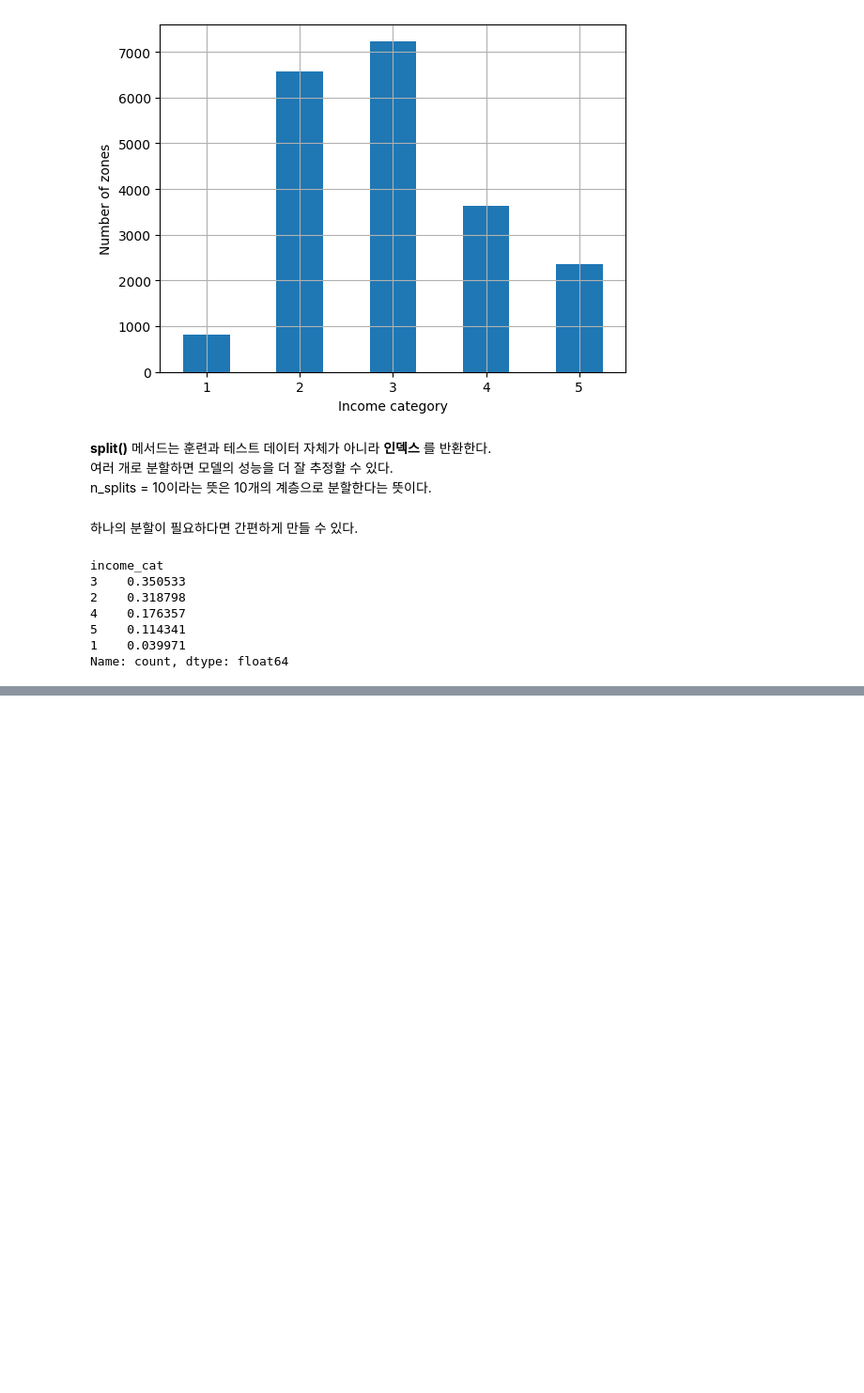
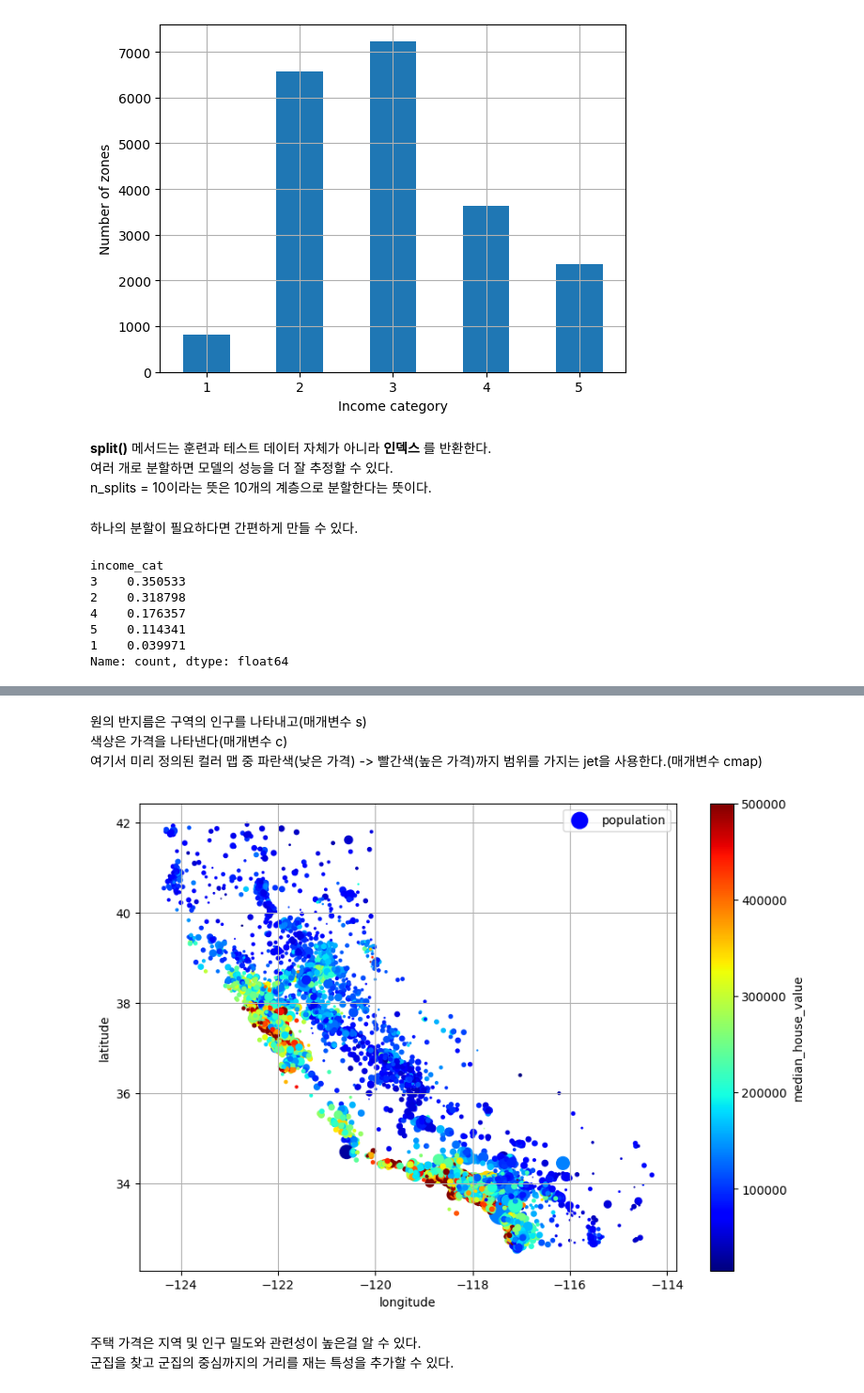
Before and after one commit to gokimkq123/Machine_Learning-with-Scikit-Learn-Keras-TensorFlow, a Jupyter notebook: Chapter 02/house.ipynb, the cells around one changed output, grey strips where cells are left out. Shown at 94% size. Saved outputs shown, nothing was run; the diff lists cells and outputs as text; code cells hidden in the pictures; blank space fills up the shorter version.

```diff
--- a/Chapter 02/house.ipynb
+++ b/Chapter 02/house.ipynb
@@ -114,0 +133,16 @@ for set_ in (strat_train_set, strat_test_set):
+# %% [markdown]
+원의 반지름은 구역의 인구를 나타내고(매개변수 s)<br>
+색상은 가격을 나타낸다(매개변수 c)<br>
+여기서 미리 정의된 컬러 맵 중 파란색(낮은 가격) -> 빨간색(높은 가격)까지 범위를 가지는 jet을 사용한다.(매개변수 cmap)
+# %%
+housing.plot(kind="scatter", x="longitude", y="latitude", grid=True, s=housing["population"] / 100, label="population", c="median_house_value", cmap="jet", colorbar=True, legend=True, figsize=(10, 7))
+cax = plt.gcf().get_axes()[1]
+cax.set_ylabel("median_house_value")
+plt.xlabel("longitude")
+plt.ylabel("latitude")
+plt.show()
+# %% [output]
+[figure, added]
+# %% [markdown]
+주택 가격은 지역 및 인구 밀도와 관련성이 높은걸 알 수 있다.<br>
+군집을 찾고 군집의 중심까지의 거리를 재는 특성을 추가할 수 있다.
```
Also changed, not shown: parts of 16 cells of this notebook.
